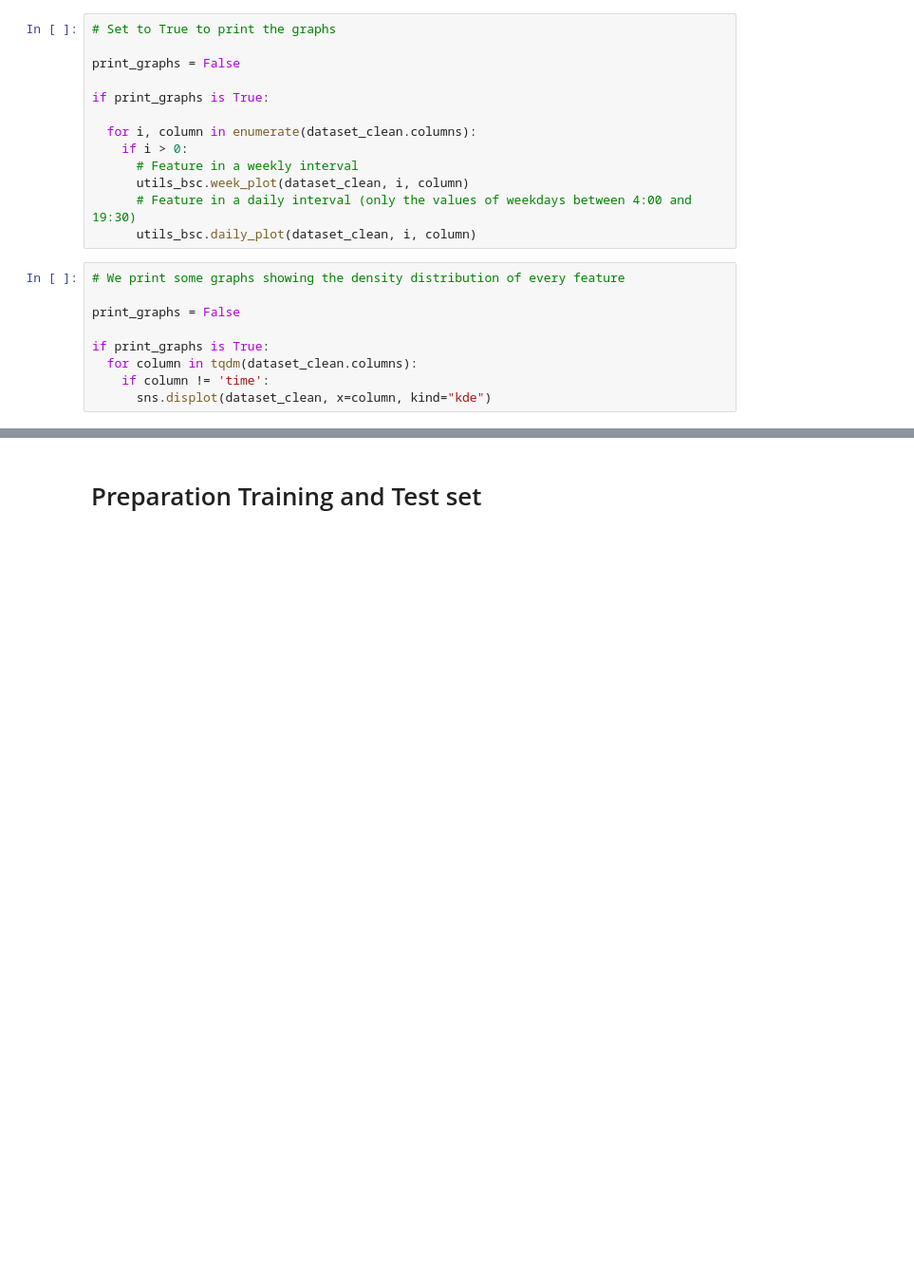
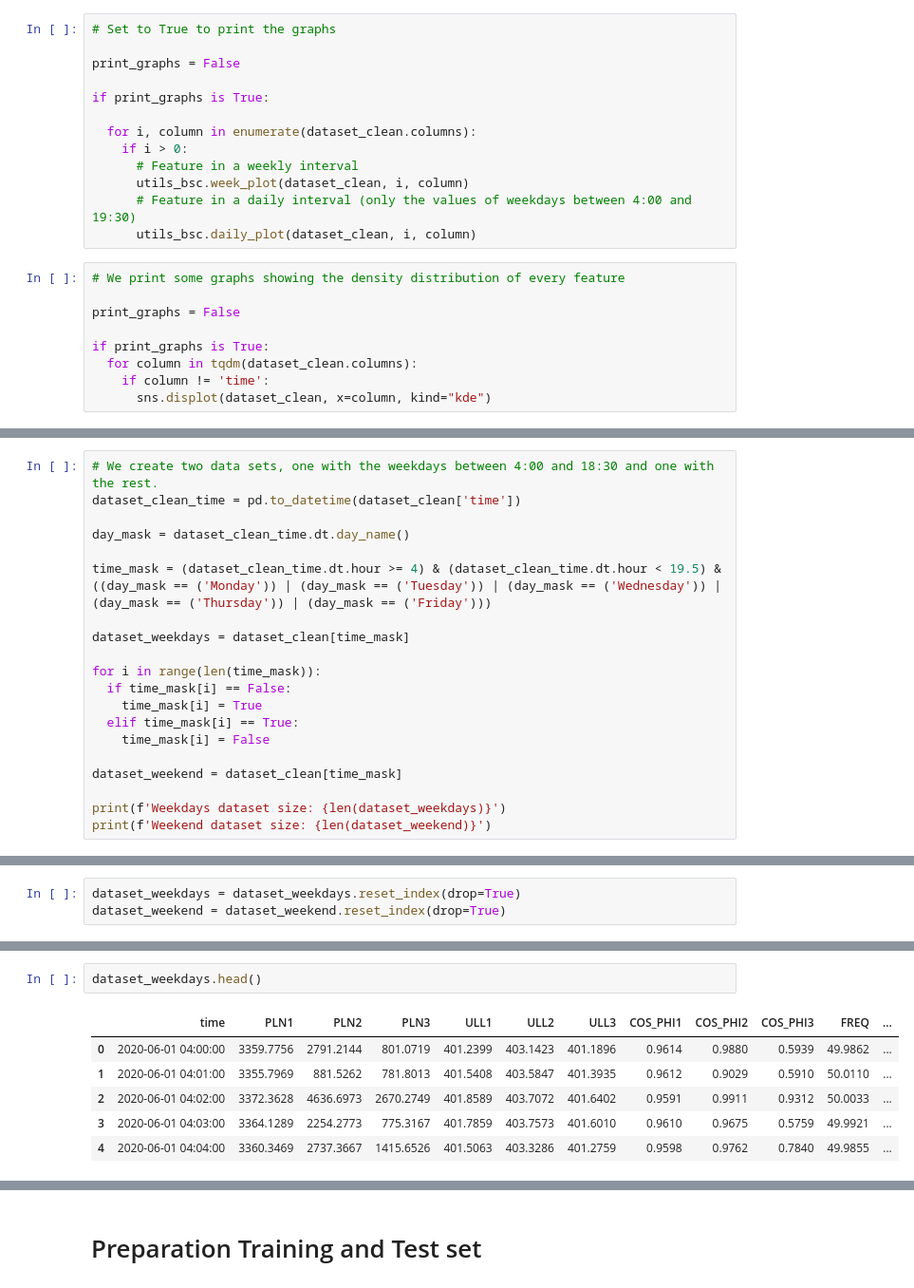
Before and after one commit to SergioTallo/Multivariate_Time_Series_Prediction_Transformers, a Jupyter notebook: bsc_arbeit.ipynb, the cells around one changed output, grey strips where cells are left out. Shown: that part at 95% size. Saved outputs shown, nothing was run; the diff lists cells and outputs as text; blank space fills up the shorter version.

```diff
--- a/bsc_arbeit.ipynb
+++ b/bsc_arbeit.ipynb
@@ -173,0 +159,20 @@ if print_graphs is True:
+# %%
+# We create two data sets, one with the weekdays between 4:00 and 18:30 and one with the rest.
+dataset_clean_time = pd.to_datetime(dataset_clean['time'])
+
+day_mask = dataset_clean_time.dt.day_name()
+
+time_mask = (dataset_clean_time.dt.hour >= 4) & (dataset_clean_time.dt.hour < 19.5) & ((day_mask == ('Monday')) | (day_mask == ('Tuesday')) | (day_mask == ('Wednesday')) | (day_mask == ('Thursday')) | (day_mask == ('Friday')))
+
+dataset_weekdays = dataset_clean[time_mask]
+
+for i in range(len(time_mask)):
+  if time_mask[i] == False:
+    time_mask[i] = True
+  elif time_mask[i] == True:
+    time_mask[i] = False
+
+dataset_weekend = dataset_clean[time_mask]
+
+print(f'Weekdays dataset size: {len(dataset_weekdays)}')
+print(f'Weekend dataset size: {len(dataset_weekend)}')
@@ -173,0 +198,3 @@ if print_graphs is True:
+# %%
+dataset_weekdays = dataset_weekdays.reset_index(drop=True)
+dataset_weekend = dataset_weekend.reset_index(drop=True)
@@ -241,0 +260,9 @@ if print_graphs is True:
+# %%
+dataset_weekdays.head()
+# %% [output]
+|  | time | PLN1 | PLN2 | PLN3 | ULL1 | ULL2 | ULL3 | COS_PHI1 | COS_PHI2 | COS_PHI3 | FREQ | ... |
+| 0 | 2020-06-01 04:00:00 | 3359.7756 | 2791.2144 | 801.0719 | 401.2399 | 403.1423 | 401.1896 | 0.9614 | 0.9880 | 0.5939 | 49.9862 | ... |
+| 1 | 2020-06-01 04:01:00 | 3355.7969 | 881.5262 | 781.8013 | 401.5408 | 403.5847 | 401.3935 | 0.9612 | 0.9029 | 0.5910 | 50.0110 | ... |
+| 2 | 2020-06-01 04:02:00 | 3372.3628 | 4636.6973 | 2670.2749 | 401.8589 | 403.7072 | 401.6402 | 0.9591 | 0.9911 | 0.9312 | 50.0033 | ... |
+| 3 | 2020-06-01 04:03:00 | 3364.1289 | 2254.2773 | 775.3167 | 401.7859 | 403.7573 | 401.6010 | 0.9610 | 0.9675 | 0.5759 | 49.9921 | ... |
+| 4 | 2020-06-01 04:04:00 | 3360.3469 | 2737.3667 | 1415.6526 | 401.5063 | 403.3286 | 401.2759 | 0.9598 | 0.9762 | 0.7840 | 49.9855 | ... |
```
Also changed, not shown: parts of 23 cells of this notebook.
